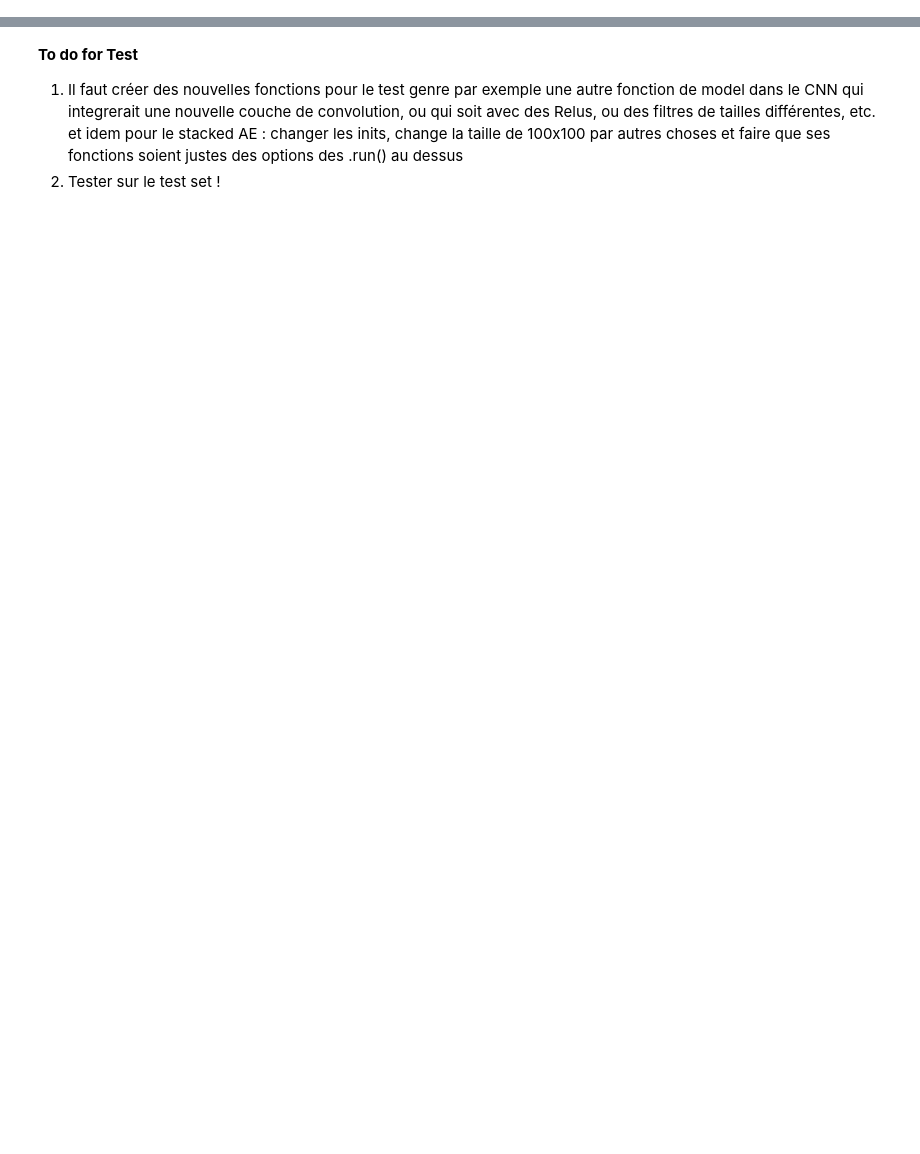
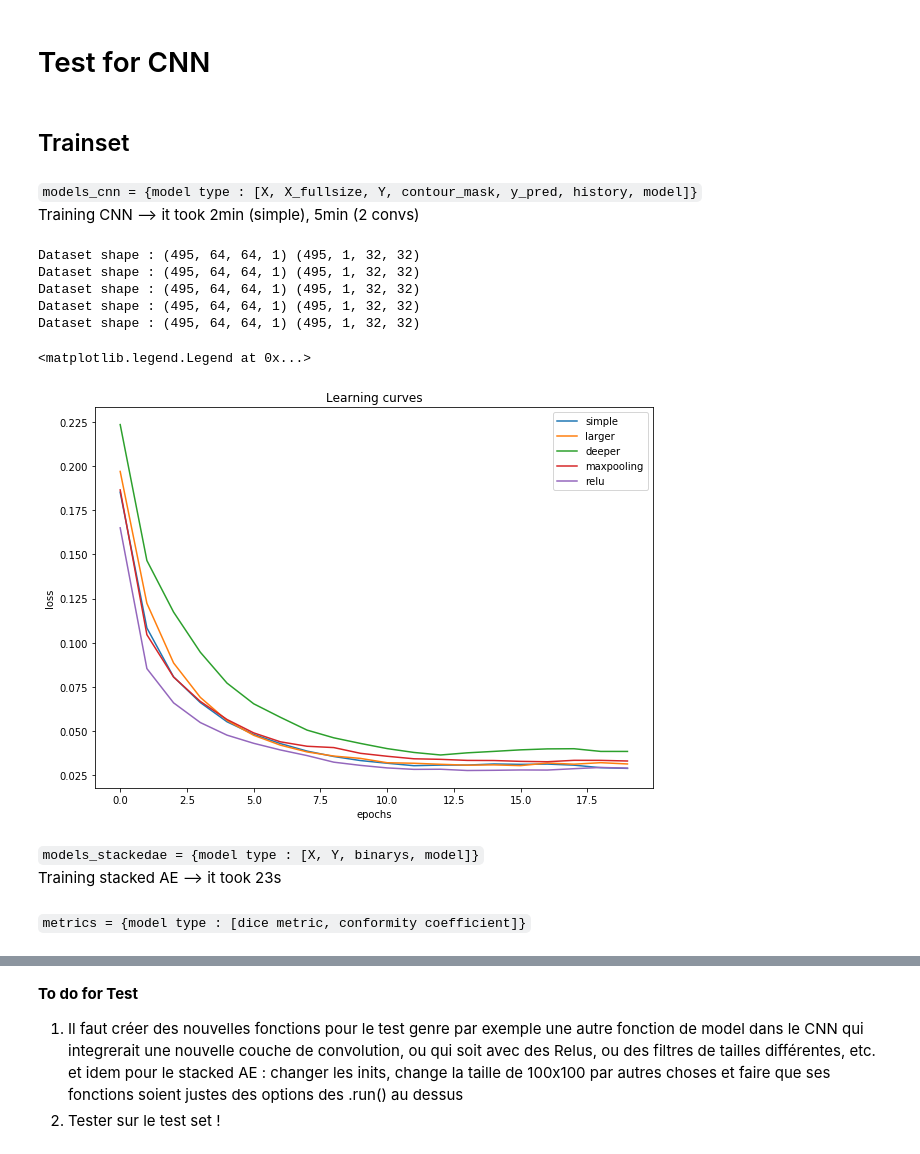
Before and after one commit to alexattia/Medical-Image-Analysis, a Jupyter notebook: Test and Metrics.ipynb, the cells around one changed output, grey strips where cells are left out. Drawn from its saved outputs; the diff is of its cells as text; code cells hidden in the pictures; blank space fills up the shorter version.

Commit message:
Refactoring tests

```diff
--- a/Test and Metrics.ipynb
+++ b/Test and Metrics.ipynb
@@ -10,7 +12,0 @@ imp.reload(train_cnn)
-# %%
-# Training CNN --> it took 2min (simple), 5min (2 convs)
-# X, X_fullsize, Y, contour_mask, y_pred, h = train_cnn.run(model='simple', history=True)
-# X1, X_fullsize1, Y1, contour_mask1, y_pred1, h1 = train_cnn.run(model='larger', history=True)
-# X2, X_fullsize2, Y2, contour_mask2, y_pred2, h2 = train_cnn.run(model='deeper', history=True)
-# X3, X_fullsize3, Y3, contour_mask3, y_pred3, h3 = train_cnn.run(model='maxpooling', history=True)
-X4, X_fullsize4, Y4, contour_mask4, y_pred4, h4 = train_cnn.run(model='simple', history=True, activation='relu')
@@ -19,12 +12,0 @@ Dataset shape : (495, 64, 64, 1) (495, 1, 32, 32)
-# %%
-metric = 'loss'
-it = range(len(h.history[metric]))
-plt.plot(it, h.history[metric], label='simple')
-plt.plot(it, h1.history[metric], label='larger')
-plt.plot(it, h2.history[metric], label='deeper')
-plt.plot(it, h3.history[metric], label='max pooling')
-plt.plot(it, h4.history[metric], label='relu')
-plt.ylabel(metric)
-plt.xlabel('epochs')
-plt.title("Learning curve")
-plt.legend()
@@ -82,0 +13,32 @@ Text(0.5,1,'Ground Truth')
+# %% [markdown]
+# Test for CNN
+# %% [markdown]
+## Trainset
+# %% [markdown]
+`models_cnn = {model type : [X, X_fullsize, Y, contour_mask, y_pred, history, model]}`
+Training CNN --> it took 2min (simple), 5min (2 convs)
+# %%
+variants = ['simple', 'larger', 'deeper', 'maxpooling']
+models_cnn = {k:train_cnn.run(model=k, history=True) for k in variants}
+models_cnn['relu'] = train_cnn.run(model='simple', history=True, activation='relu')
+# %% [output]
+Dataset shape : (495, 64, 64, 1) (495, 1, 32, 32)
+Dataset shape : (495, 64, 64, 1) (495, 1, 32, 32)
+Dataset shape : (495, 64, 64, 1) (495, 1, 32, 32)
+Dataset shape : (495, 64, 64, 1) (495, 1, 32, 32)
+Dataset shape : (495, 64, 64, 1) (495, 1, 32, 32)
+# %%
+plt.figure(figsize=(10,7))
+for k, v in models_cnn.items():
+    it = range(len(v[5].history[metric]))
+    plt.plot(it, v[5].history['loss'], label=k)
+plt.ylabel(metric)
+plt.xlabel('epochs')
+plt.title("Learning curves")
+plt.legend()
+# %% [output]
+<matplotlib.legend.Legend at 0x...>
+[figure, added]
+# %% [markdown]
+`models_stackedae = {model type : [X, Y, binarys, model]}`
+Training stacked AE --> it took 23s
@@ -82,0 +47,2 @@ Text(0.5,1,'Ground Truth')
+# %% [markdown]
+`metrics = {model type : [dice metric, conformity coefficient]}`
```
Also changed, not shown: parts of 24 cells of this notebook.
